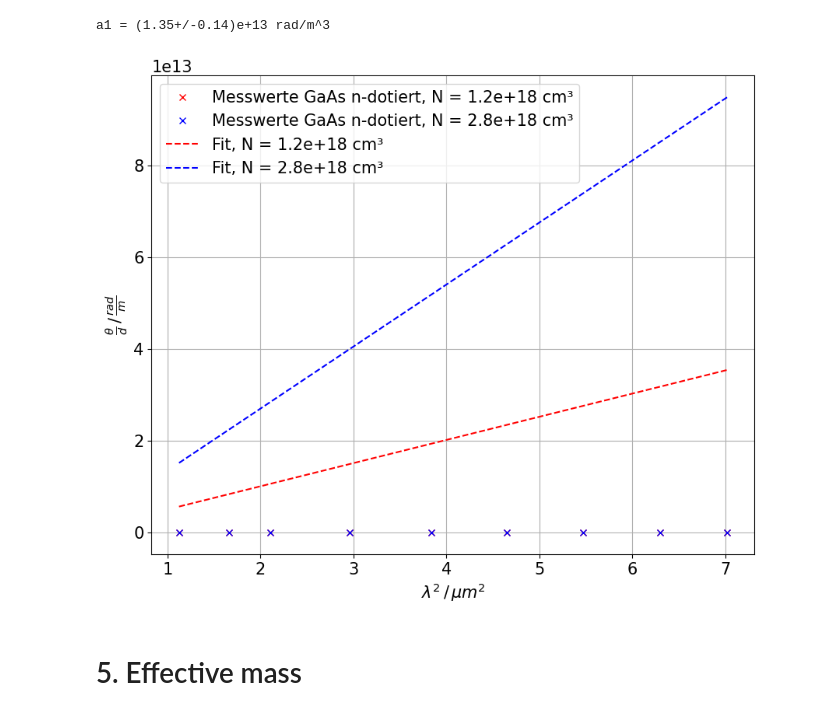
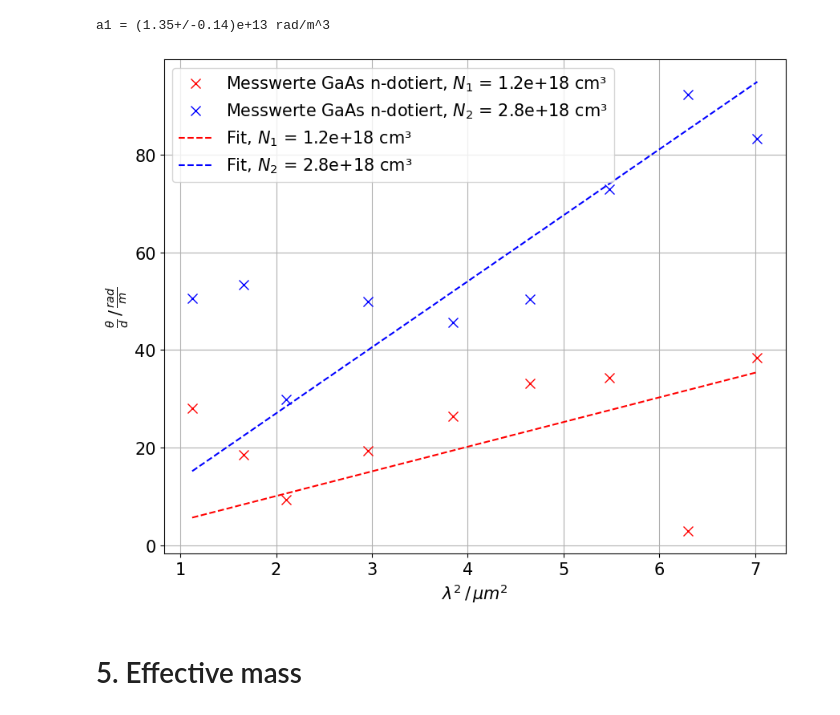
Before and after one commit to SamGTex/FP_Master_WS22-23, a Jupyter notebook: V46_Faraday_Effekt/python/main.ipynb, the cells around one changed output. Drawn from its saved outputs; the diff is of its cells as text; code cells hidden in the pictures.

Commit message:
adjust labels, sizes and write results to csv

```diff
--- a/V46_Faraday_Effekt/python/main.ipynb
+++ b/V46_Faraday_Effekt/python/main.ipynb
@@ -52,6 +52,8 @@ b = 2.9e+02+-7.6
 c = -1.4e+04+-3.8e+02
 # %%
 x_lin = np.linspace(df['x'][ind_start], df['x'][ind_end-1], 1000)
+# %%
+plt.rcParams.update({'font.size': 10})
 # %%
 plt.figure(figsize=(8,5), dpi=100)
 plt.plot(x_lin, f(x_lin, *param), label='Ausgleichsfunktion', color='#317873')
@@ -223,21 +225,21 @@ print(f'a1 = {a2} rad/m^3')
 a1 = (1.35+/-0.14)e+13 rad/m^3
 # %%
 plt.figure(figsize=(10,8), dpi=100)
-plt.plot((lam*10**6)**2, theta_n1_dif, 'rx', label = f'Messwerte GaAs n-dotiert, N = {N_1*10**(-6)} cm³')
-plt.plot((lam*10**6)**2, theta_n2_dif, 'bx', label = f'Messwerte GaAs n-dotiert, N = {N_2*10**(-6)} cm³')
+plt.plot((lam*10**6)**2, theta_n1_dif, 'rx', label = f'Messwerte GaAs n-dotiert, $N_1$ = {N_1*10**(-6)} cm³', markersize=8)
+plt.plot((lam*10**6)**2, theta_n2_dif, 'bx', label = f'Messwerte GaAs n-dotiert, $N_2$ = {N_2*10**(-6)} cm³', markersize=8)
 
-plt.plot((lam*10**6)**2, f_lin((lam*10**6)**2, a1.nominal_value), 'r--', label=f'Fit, N = {N_1*10**(-6)} cm³')
-plt.plot((lam*10**6)**2, f_lin((lam*10**6)**2, a2.nominal_value), 'b--', label=f'Fit, N = {N_2*10**(-6)} cm³')
+plt.plot((lam*10**6)**2, f_lin((lam)**2, a1.nominal_value), 'r--', label=f'Fit, $N_1$ = {N_1*10**(-6)} cm³')
+plt.plot((lam*10**6)**2, f_lin((lam)**2, a2.nominal_value), 'b--', label=f'Fit, $N_2$ = {N_2*10**(-6)} cm³')
 
 plt.xlabel(r'$\lambda^2 \,/\, \mu m^2$')
 plt.ylabel(r'$\frac{\theta}{d} \,/\, \frac{rad}{m}$')
 
 plt.grid()
 plt.legend()
 plt.savefig('../figure/theta_lam2_dif.pdf')
 plt.show()
 # %% [output]
-[figure, old version]
+[figure, new version]
 # %% [markdown]
 # 5. Effective mass
 # %% [markdown]
```
Also changed, not shown: parts of 6 cells of this notebook, 3 other files.
